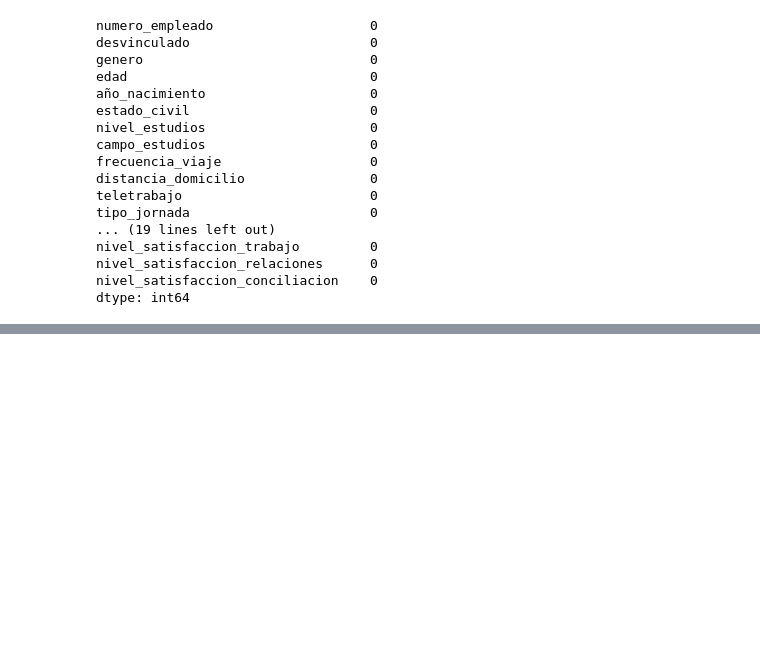
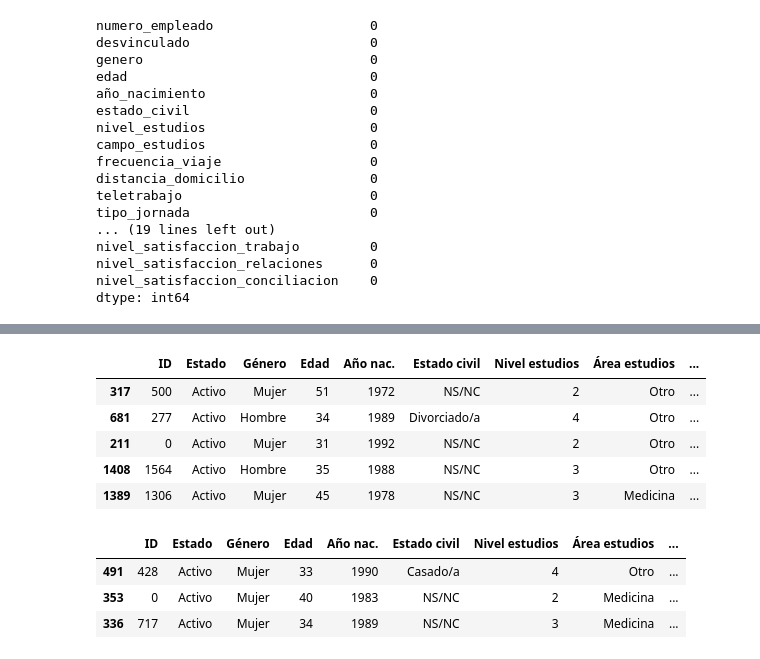
Before and after one commit to SilviaFarled/Modulo-3-Proyecto-Grupo4-Datahoot, a Jupyter notebook: PARTE-3_project-da-promo-52-modulo-3-team-4-NULOS.ipynb, the cells around one changed output, grey strips where cells are left out. Drawn from its saved outputs; the diff is of its cells as text; code cells hidden in the pictures; blank space fills up the shorter version.

```diff
--- a/PARTE-3_project-da-promo-52-modulo-3-team-4-NULOS.ipynb
+++ b/PARTE-3_project-da-promo-52-modulo-3-team-4-NULOS.ipynb
@@ -563,0 +669,50 @@ dtype: int64
+# %%
+# Establecemos un diccionario para corregir el titulo de las columnas a uno más legible para las gráficas
+
+renombrar_columnas = {
+    'numero_empleado': 'ID',
+    'desvinculado': 'Estado',
+    'genero': 'Género',
+    'edad': 'Edad',
+    'año_nacimiento': 'Año nac.',
+    'estado_civil': 'Estado civil',
+    'nivel_estudios': 'Nivel estudios',
+    'campo_estudios': 'Área estudios',
+    'frecuencia_viaje': 'Frecuencia viaje',
+    'distancia_domicilio': 'Distancia casa',
+    'teletrabajo': 'Teletrabajo',
+    'tipo_jornada': 'Jornada',
+    'formaciones_ultimo_año': 'Formaciones (últ. año)',
+    'trabajos_anteriores': 'Trabajos previos',
+    'años_en_activo': 'Años activo',
+    'antigüedad_empresa': 'Antigüedad',
+    'años_ultimo_ascenso': 'Años desde ascenso',
+    'años_mismo_responsable': 'Años mismo jefe',
+    'departamento': 'Departamento',
+    'categoria': 'Categoría',
+    'puesto': 'Puesto',
+    'horas_extras': 'Horas extra',
+    'evaluacion_desempeño': 'Evaluación',
+    'tarifa_hora': '€/hora',
+    'tarifa_diaria': '€/día',
+    'tarifa_mensual': '€/mes',
+    'ingreso_mensual': 'Ingreso mensual',
+    '%_incremento_salarial': '% aumento salario',
+    'acceso_acciones_empresa': 'Acciones empresa',
+    'nivel_compromiso': 'Compromiso',
+    'nivel_satisfaccion_global': 'Satisf. global',
+    'nivel_satisfaccion_trabajo': 'Satisf. trabajo',
+    'nivel_satisfaccion_relaciones': 'Satisf. relaciones',
+    'nivel_satisfaccion_conciliacion': 'Satisf. conciliación'
+}
+
+df.rename(columns=renombrar_columnas, inplace=True)
+# %%
+df.sample(5)
+# %% [output]
+|  | ID | Estado | Género | Edad | Año nac. | Estado civil | Nivel estudios | Área estudios | ... |
+| 317 | 500 | Activo | Mujer | 51 | 1972 | NS/NC | 2 | Otro | ... |
+| 681 | 277 | Activo | Hombre | 34 | 1989 | Divorciado/a | 4 | Otro | ... |
+| 211 | 0 | Activo | Mujer | 31 | 1992 | NS/NC | 2 | Otro | ... |
+| 1408 | 1564 | Activo | Hombre | 35 | 1988 | NS/NC | 3 | Otro | ... |
+| 1389 | 1306 | Activo | Mujer | 45 | 1978 | NS/NC | 3 | Medicina | ... |
@@ -563,0 +723,10 @@ dtype: int64
+# %%
+# Abrimos
+
+df = pd.read_csv("HR_RAW_v3.csv", index_col = 0)
+df.sample(3)
+# %% [output]
+|  | ID | Estado | Género | Edad | Año nac. | Estado civil | Nivel estudios | Área estudios | ... |
+| 491 | 428 | Activo | Mujer | 33 | 1990 | Casado/a | 4 | Otro | ... |
+| 353 | 0 | Activo | Mujer | 40 | 1983 | NS/NC | 2 | Medicina | ... |
+| 336 | 717 | Activo | Mujer | 34 | 1989 | NS/NC | 3 | Medicina | ... |
```
Also changed, not shown: parts of 8 cells of this notebook, 2 other files.
